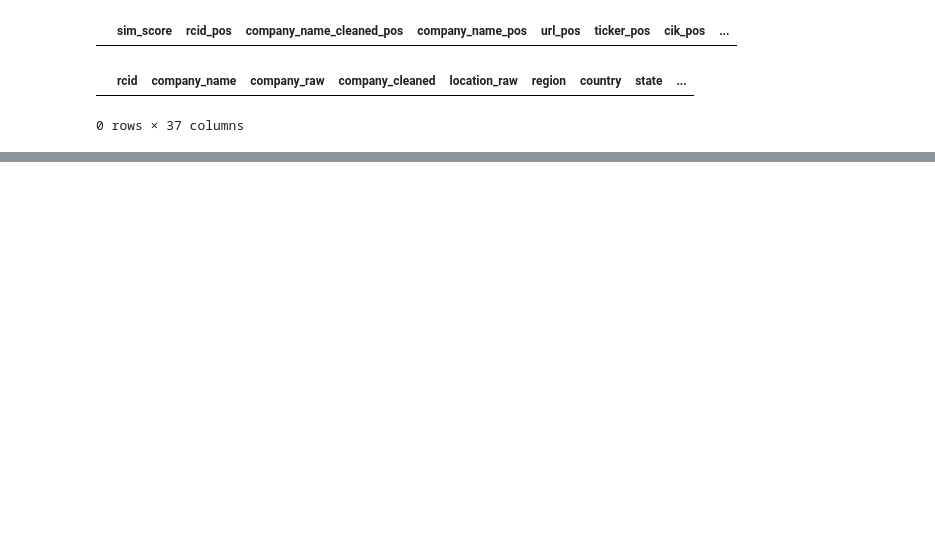
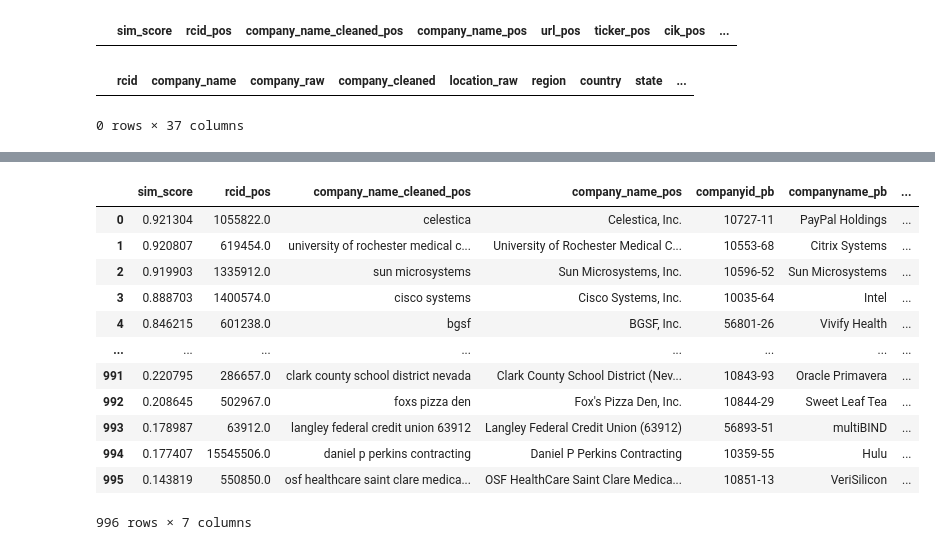
Before and after one commit to alex26626/revelio_matching, a Jupyter notebook: Alex notebooks/exploratory_analysis.ipynb, the cells around one changed output, grey strips where cells are left out. Cells and saved outputs as stored; diff of their text form; code cells hidden in the pictures; blank space fills up the shorter version.

```diff
--- a/Alex notebooks/exploratory_analysis.ipynb
+++ b/Alex notebooks/exploratory_analysis.ipynb
@@ -740,0 +900,16 @@ sub_cleaned_revelio.loc[sub_cleaned_revelio.rcid.isin(second_matches.isin(second
+# %%
+matches_data
+# %% [output]
+|  | sim_score | rcid_pos | company_name_cleaned_pos | company_name_pos | companyid_pb | companyname_pb | ... |
+| 0 | 0.921304 | 1055822.0 | celestica | Celestica, Inc. | 10727-11 | PayPal Holdings | ... |
+| 1 | 0.920807 | 619454.0 | university of rochester medical c... | University of Rochester Medical C... | 10553-68 | Citrix Systems | ... |
+| 2 | 0.919903 | 1335912.0 | sun microsystems | Sun Microsystems, Inc. | 10596-52 | Sun Microsystems | ... |
+| 3 | 0.888703 | 1400574.0 | cisco systems | Cisco Systems, Inc. | 10035-64 | Intel | ... |
+| 4 | 0.846215 | 601238.0 | bgsf | BGSF, Inc. | 56801-26 | Vivify Health | ... |
+| ... | ... | ... | ... | ... | ... | ... | ... |
+| 991 | 0.220795 | 286657.0 | clark county school district nevada | Clark County School District (Nev... | 10843-93 | Oracle Primavera | ... |
+| 992 | 0.208645 | 502967.0 | foxs pizza den | Fox's Pizza Den, Inc. | 10844-29 | Sweet Leaf Tea | ... |
+| 993 | 0.178987 | 63912.0 | langley federal credit union 63912 | Langley Federal Credit Union (63912) | 56893-51 | multiBIND | ... |
+| 994 | 0.177407 | 15545506.0 | daniel p perkins contracting | Daniel P Perkins Contracting | 10359-55 | Hulu | ... |
+| 995 | 0.143819 | 550850.0 | osf healthcare saint clare medica... | OSF HealthCare Saint Clare Medica... | 10851-13 | VeriSilicon | ... |
+996 rows × 7 columns
```
Also changed, not shown: parts of 4 cells of this notebook, 5 other files.
